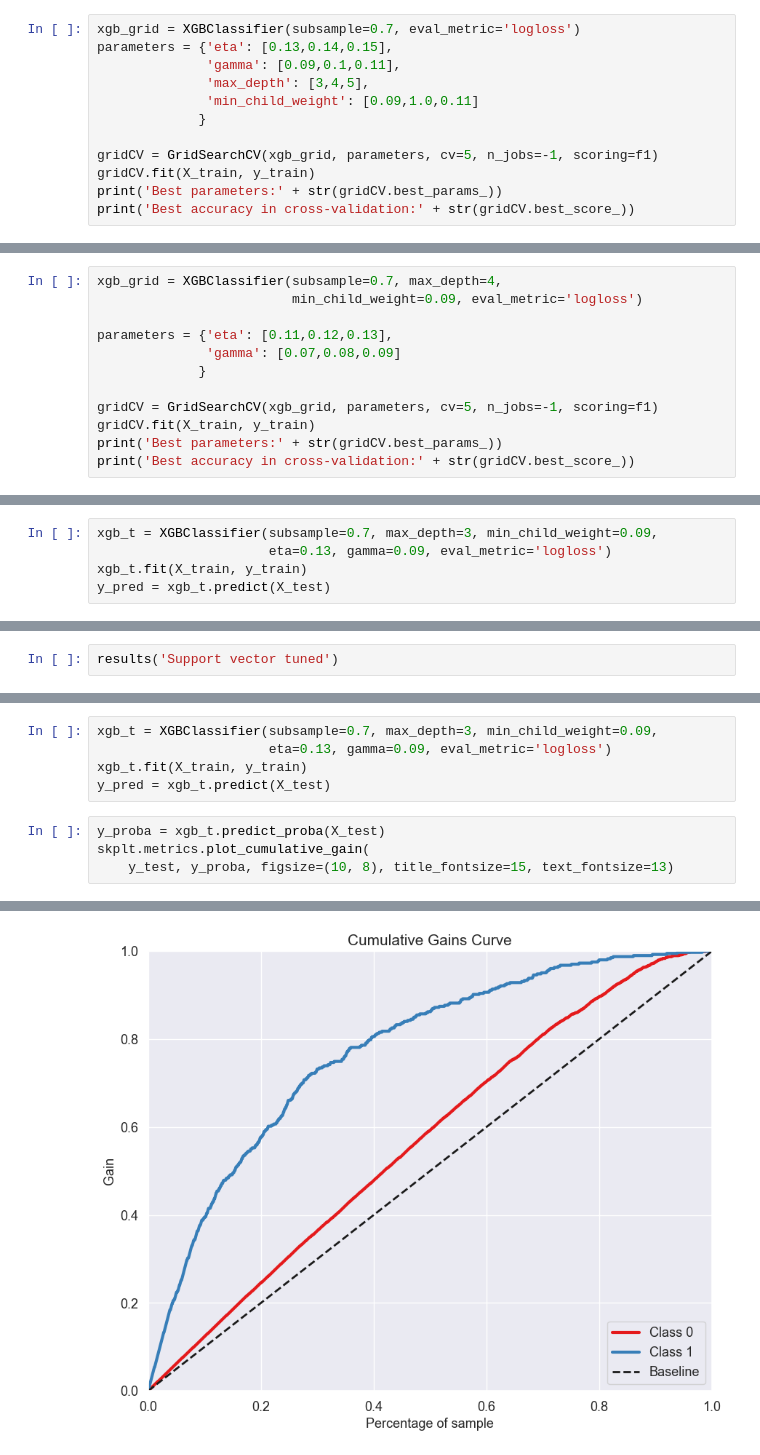
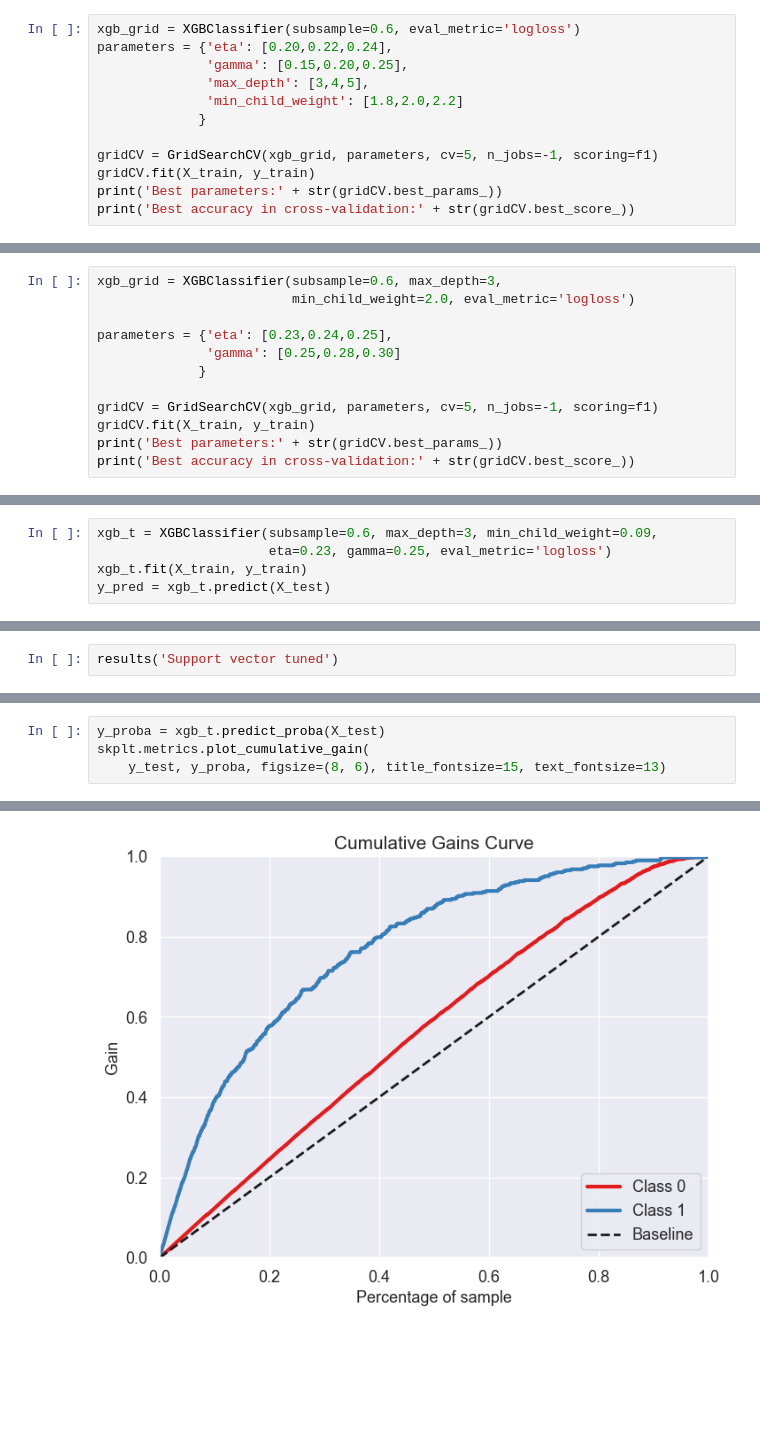
Before and after one commit to vanquies/ChurnPrediction, a Jupyter notebook: Workspace/ChurnPrediction.ipynb, the cells around one changed output, grey strips where cells are left out. Cells and saved outputs as stored; diff of their text form; blank space fills up the shorter version.

```diff
--- a/Workspace/ChurnPrediction.ipynb
+++ b/Workspace/ChurnPrediction.ipynb
@@ -546,9 +598,9 @@ The best score across all searched params:  0.7533807729126506
 # %%
-xgb_grid = XGBClassifier(subsample=0.7, eval_metric='logloss')
-parameters = {'eta': [0.13,0.14,0.15],
-              'gamma': [0.09,0.1,0.11],
+xgb_grid = XGBClassifier(subsample=0.6, eval_metric='logloss')
+parameters = {'eta': [0.20,0.22,0.24],
+              'gamma': [0.15,0.20,0.25],
               'max_depth': [3,4,5],
-              'min_child_weight': [0.09,1.0,0.11]
+              'min_child_weight': [1.8,2.0,2.2]
              }
 
 gridCV = GridSearchCV(xgb_grid, parameters, cv=5, n_jobs=-1, scoring=f1)
@@ -561,9 +613,9 @@ Best accuracy in cross-validation:0.7651956390155373
 # %%
-xgb_grid = XGBClassifier(subsample=0.7, max_depth=4,
-                         min_child_weight=0.09, eval_metric='logloss')
+xgb_grid = XGBClassifier(subsample=0.6, max_depth=3,
+                         min_child_weight=2.0, eval_metric='logloss')
 
-parameters = {'eta': [0.11,0.12,0.13],
-              'gamma': [0.07,0.08,0.09]
+parameters = {'eta': [0.23,0.24,0.25],
+              'gamma': [0.25,0.28,0.30]
              }
 
 gridCV = GridSearchCV(xgb_grid, parameters, cv=5, n_jobs=-1, scoring=f1)
@@ -576,6 +628,6 @@ Best accuracy in cross-validation:0.7651956390155373
 # %%
-xgb_t = XGBClassifier(subsample=0.7, max_depth=3, min_child_weight=0.09,
-                      eta=0.13, gamma=0.09, eval_metric='logloss')
+xgb_t = XGBClassifier(subsample=0.6, max_depth=3, min_child_weight=0.09,
+                      eta=0.23, gamma=0.25, eval_metric='logloss')
 xgb_t.fit(X_train, y_train)
 y_pred = xgb_t.predict(X_test)
 # %%
@@ -660,12 +715,7 @@ metrics.plot_roc_curve(xgb_t, X_test, y_test, ax=ax, name='xgb tuned')
-# %%
-xgb_t = XGBClassifier(subsample=0.7, max_depth=3, min_child_weight=0.09,
-                      eta=0.13, gamma=0.09, eval_metric='logloss')
-xgb_t.fit(X_train, y_train)
-y_pred = xgb_t.predict(X_test)
 # %%
 y_proba = xgb_t.predict_proba(X_test)
 skplt.metrics.plot_cumulative_gain(
-    y_test, y_proba, figsize=(10, 8), title_fontsize=15, text_fontsize=13)
+    y_test, y_proba, figsize=(8, 6), title_fontsize=15, text_fontsize=13)
 # %% [output]
 <AxesSubplot:title={'center':'Cumulative Gains Curve'}, xlabel='Percentage of sample', ylabel='Gain'>
-[figure, old version]
+[figure, new version]
```
Also changed, not shown: parts of 50 cells of this notebook.
